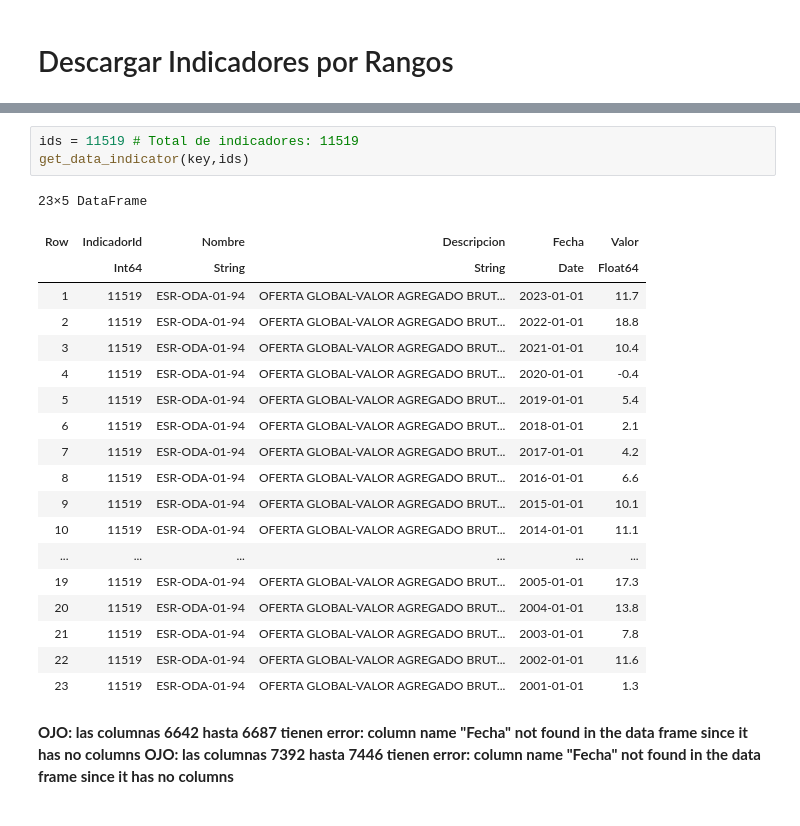
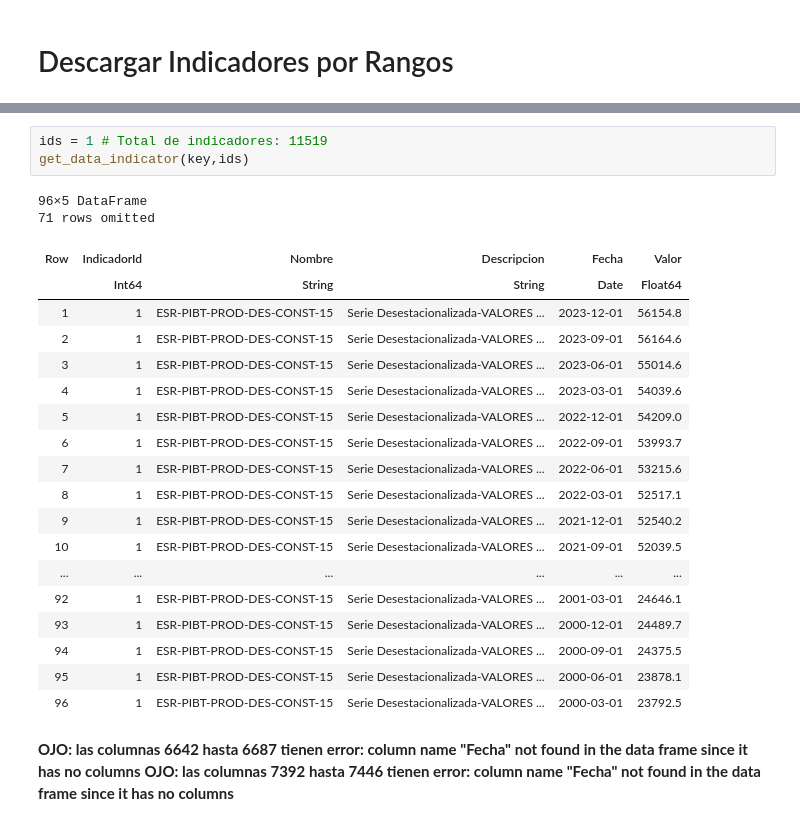
Before and after one commit to investigacioneconomicabch/BCH_Webpge, a Jupyter notebook: BCH_API_Julia.ipynb, the cells around one changed output, grey strips where cells are left out. Cells and saved outputs as stored; diff of their text form.

```diff
--- a/BCH_API_Julia.ipynb
+++ b/BCH_API_Julia.ipynb
@@ -2348,26 +2377,27 @@ get_groups_filter(key,url)
 # %%
-ids = 11519 # Total de indicadores: 11519
+ids = 1 # Total de indicadores: 11519
 get_data_indicator(key,ids)
 # %% [output]
-23×5 DataFrame
+96×5 DataFrame
+71 rows omitted
 | Row | IndicadorId | Nombre | Descripcion | Fecha | Valor |
 |  | Int64 | String | String | Date | Float64 |
-| 1 | 11519 | ESR-ODA-01-94 | OFERTA GLOBAL-VALOR AGREGADO BRUT... | 2023-01-01 | 11.7 |
-| 2 | 11519 | ESR-ODA-01-94 | OFERTA GLOBAL-VALOR AGREGADO BRUT... | 2022-01-01 | 18.8 |
-| 3 | 11519 | ESR-ODA-01-94 | OFERTA GLOBAL-VALOR AGREGADO BRUT... | 2021-01-01 | 10.4 |
-| 4 | 11519 | ESR-ODA-01-94 | OFERTA GLOBAL-VALOR AGREGADO BRUT... | 2020-01-01 | -0.4 |
-| 5 | 11519 | ESR-ODA-01-94 | OFERTA GLOBAL-VALOR AGREGADO BRUT... | 2019-01-01 | 5.4 |
-| 6 | 11519 | ESR-ODA-01-94 | OFERTA GLOBAL-VALOR AGREGADO BRUT... | 2018-01-01 | 2.1 |
-| 7 | 11519 | ESR-ODA-01-94 | OFERTA GLOBAL-VALOR AGREGADO BRUT... | 2017-01-01 | 4.2 |
-| 8 | 11519 | ESR-ODA-01-94 | OFERTA GLOBAL-VALOR AGREGADO BRUT... | 2016-01-01 | 6.6 |
-| 9 | 11519 | ESR-ODA-01-94 | OFERTA GLOBAL-VALOR AGREGADO BRUT... | 2015-01-01 | 10.1 |
-| 10 | 11519 | ESR-ODA-01-94 | OFERTA GLOBAL-VALOR AGREGADO BRUT... | 2014-01-01 | 11.1 |
+| 1 | 1 | ESR-PIBT-PROD-DES-CONST-15 | Serie Desestacionalizada-VALORES ... | 2023-12-01 | 56154.8 |
+| 2 | 1 | ESR-PIBT-PROD-DES-CONST-15 | Serie Desestacionalizada-VALORES ... | 2023-09-01 | 56164.6 |
+| 3 | 1 | ESR-PIBT-PROD-DES-CONST-15 | Serie Desestacionalizada-VALORES ... | 2023-06-01 | 55014.6 |
+| 4 | 1 | ESR-PIBT-PROD-DES-CONST-15 | Serie Desestacionalizada-VALORES ... | 2023-03-01 | 54039.6 |
+| 5 | 1 | ESR-PIBT-PROD-DES-CONST-15 | Serie Desestacionalizada-VALORES ... | 2022-12-01 | 54209.0 |
+| 6 | 1 | ESR-PIBT-PROD-DES-CONST-15 | Serie Desestacionalizada-VALORES ... | 2022-09-01 | 53993.7 |
+| 7 | 1 | ESR-PIBT-PROD-DES-CONST-15 | Serie Desestacionalizada-VALORES ... | 2022-06-01 | 53215.6 |
+| 8 | 1 | ESR-PIBT-PROD-DES-CONST-15 | Serie Desestacionalizada-VALORES ... | 2022-03-01 | 52517.1 |
+| 9 | 1 | ESR-PIBT-PROD-DES-CONST-15 | Serie Desestacionalizada-VALORES ... | 2021-12-01 | 52540.2 |
+| 10 | 1 | ESR-PIBT-PROD-DES-CONST-15 | Serie Desestacionalizada-VALORES ... | 2021-09-01 | 52039.5 |
 | ... | ... | ... | ... | ... | ... |
-| 19 | 11519 | ESR-ODA-01-94 | OFERTA GLOBAL-VALOR AGREGADO BRUT... | 2005-01-01 | 17.3 |
-| 20 | 11519 | ESR-ODA-01-94 | OFERTA GLOBAL-VALOR AGREGADO BRUT... | 2004-01-01 | 13.8 |
-| 21 | 11519 | ESR-ODA-01-94 | OFERTA GLOBAL-VALOR AGREGADO BRUT... | 2003-01-01 | 7.8 |
-| 22 | 11519 | ESR-ODA-01-94 | OFERTA GLOBAL-VALOR AGREGADO BRUT... | 2002-01-01 | 11.6 |
-| 23 | 11519 | ESR-ODA-01-94 | OFERTA GLOBAL-VALOR AGREGADO BRUT... | 2001-01-01 | 1.3 |
+| 92 | 1 | ESR-PIBT-PROD-DES-CONST-15 | Serie Desestacionalizada-VALORES ... | 2001-03-01 | 24646.1 |
+| 93 | 1 | ESR-PIBT-PROD-DES-CONST-15 | Serie Desestacionalizada-VALORES ... | 2000-12-01 | 24489.7 |
+| 94 | 1 | ESR-PIBT-PROD-DES-CONST-15 | Serie Desestacionalizada-VALORES ... | 2000-09-01 | 24375.5 |
+| 95 | 1 | ESR-PIBT-PROD-DES-CONST-15 | Serie Desestacionalizada-VALORES ... | 2000-06-01 | 23878.1 |
+| 96 | 1 | ESR-PIBT-PROD-DES-CONST-15 | Serie Desestacionalizada-VALORES ... | 2000-03-01 | 23792.5 |
 # %% [markdown]
 **OJO: las columnas 6642 hasta 6687 tienen error: column name "Fecha" not found in the data frame since it has no columns**
 **OJO: las columnas 7392 hasta 7446 tienen error: column name "Fecha" not found in the data frame since it has no columns**
```
Also changed, not shown: parts of 8 cells of this notebook, 2 other files.
